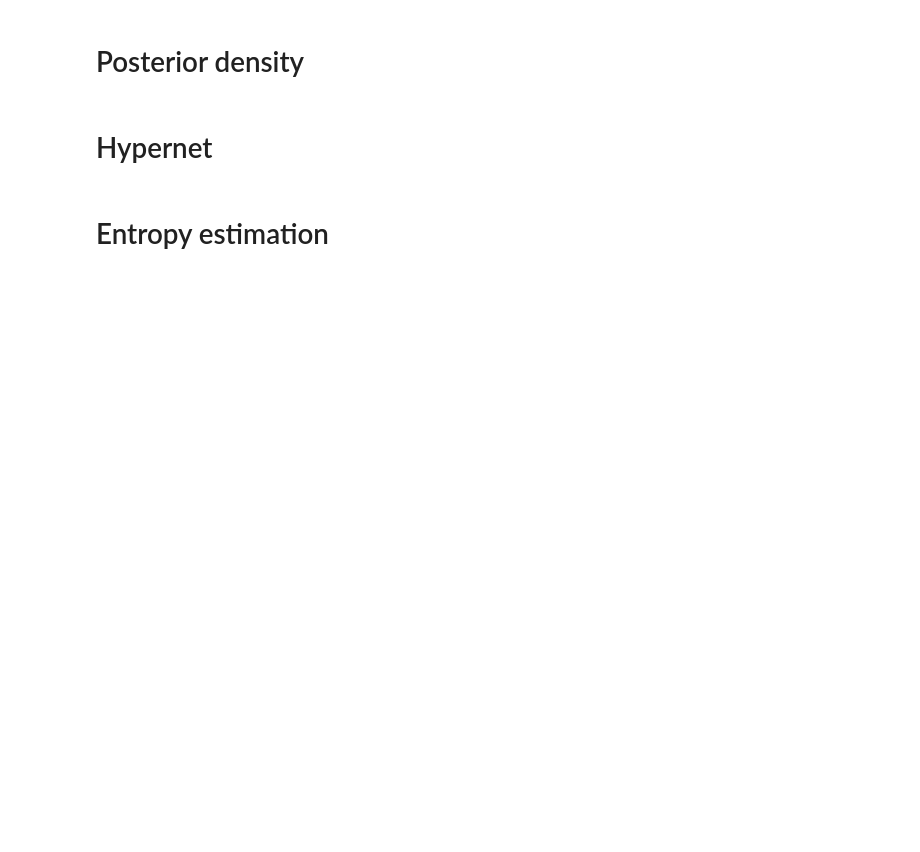
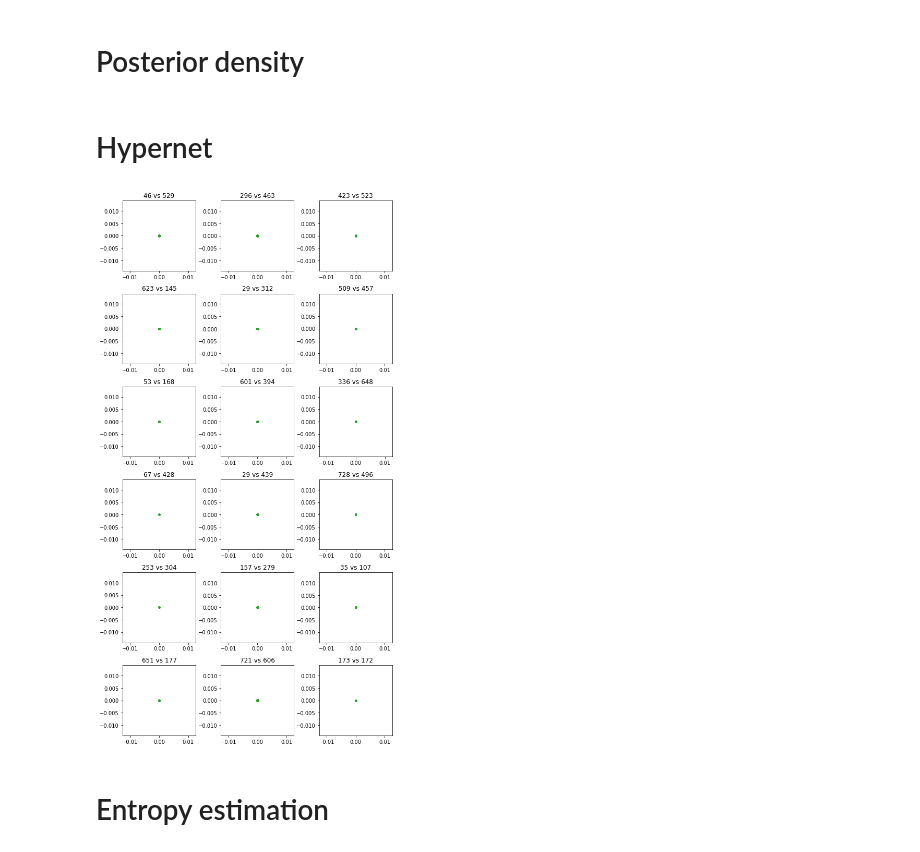
Before and after one commit to cortax/BayesianNN, a Jupyter notebook: GeNVI-Dev_MATH.ipynb, the cells around one changed output. Saved outputs shown, nothing was run; the diff lists cells and outputs as text; code cells hidden in the pictures; blank space fills up the shorter version.

```diff
--- a/GeNVI-Dev_MATH.ipynb
+++ b/GeNVI-Dev_MATH.ipynb
@@ -14,4 +17,4 @@ import pandas as  pd
 # %%
 # Find what device to work with
-device = torch.device('cuda:0' if torch.cuda.is_available() else 'cpu')
+device = torch.device('cuda:1' if torch.cuda.is_available() else 'cpu')
 device
@@ -159,8 +189,9 @@ logtarget = lambda theta : logposterior(theta, x_train, y_train, sigma_noise )
 # %%
 ensemble_size=1
 lat_dim=5
-init_w=.15
-init_b=.001
+HN_layerwidth=10
+init_w=.00001
+init_b=.000001
 activation=nn.ReLU()
 output_dim=param_count
 #x_train, y_train = exp.get_training_data(device)
@@ -188,11 +219,11 @@ class HNet(nn.Module):
                 return self.hnet(epsilon)
 
 class HyNetEns(nn.Module):
-    def __init__(self,nb_comp,lat_dim, output_dim, activation, init_w,init_b):
+    def __init__(self,nb_comp,lat_dim,layer_width, output_dim, activation, init_w,init_b):
         super(HyNetEns, self).__init__()
         self.nb_comp=nb_comp
         self.output_dim=output_dim
-        self.components= nn.ModuleList([HNet(lat_dim,output_dim,output_dim,activation,init_w,init_b) for i in range(nb_comp)]).to(device)
+        self.components= nn.ModuleList([HNet(lat_dim,layer_width,output_dim,activation,init_w,init_b) for i in range(nb_comp)]).to(device)
 
         # "Silverman's rule of thumb", Wand and Jones p.111 "Kernel Smoothing" 1995.
     def get_H(self, nb_samples):
@@ -224,19 +255,21 @@ class HyNetEns(nn.Module):
         m = d.sample()
         return torch.cat([self.components[c](int(m[c])) for c in range(len(self.components))])
 # %%
-Hyper_Nets=HyNetEns(ensemble_size,lat_dim, output_dim,activation,init_w,init_b).to(device)
+Hyper_Nets=HyNetEns(ensemble_size,lat_dim,HN_layerwidth, output_dim,activation,init_w,init_b).to(device)
 # %%
 import matplotlib.pyplot as plt
-%matplotlib notebook
+%matplotlib inline
 
-theta =Hyper_Nets.sample(500).detach().numpy()
+theta =Hyper_Nets.sample(500).cpu().detach().numpy()
 
 fig, axs = plt.subplots(6, 3,figsize=(8,15))
 for k in range(6):
     for l in range(3):
         i=np.random.choice(a=np.arange(param_count), size=2,replace=False)
         axs[k, l].set(title=str(i[0])+' vs '+str(i[1]))
         for c in range(Hyper_Nets.nb_comp):
             axs[k, l].scatter(theta[c,:,i[0]],theta[c,:,i[1]],marker='.',alpha=0.2,color='C'+str(c+2))
 
 fig.tight_layout()
+# %% [output]
+[figure, added]
```
Also changed, not shown: parts of 34 cells of this notebook.
